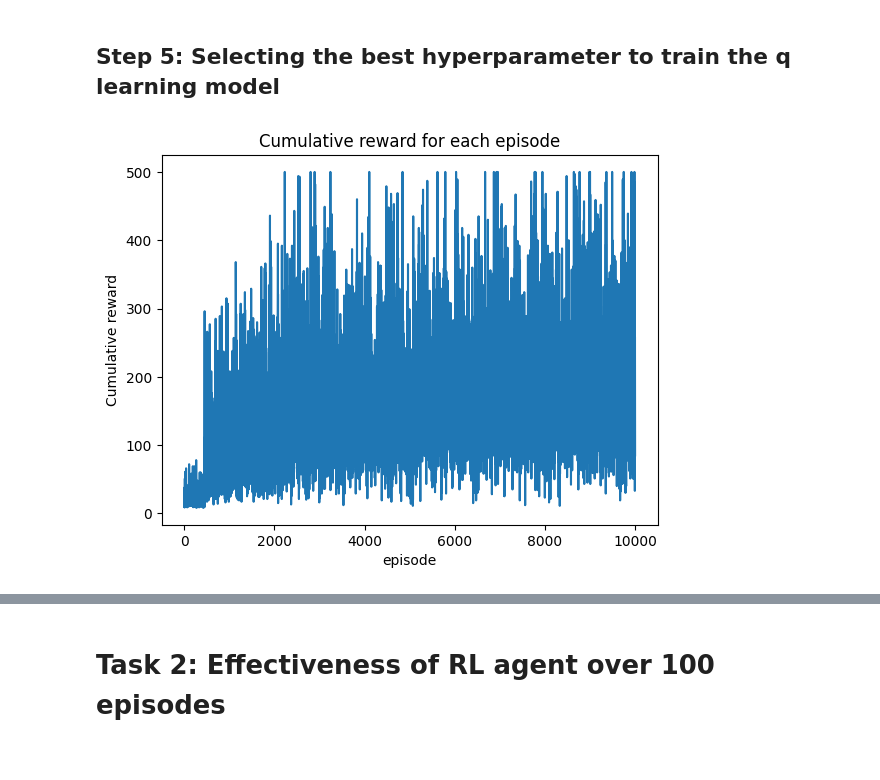
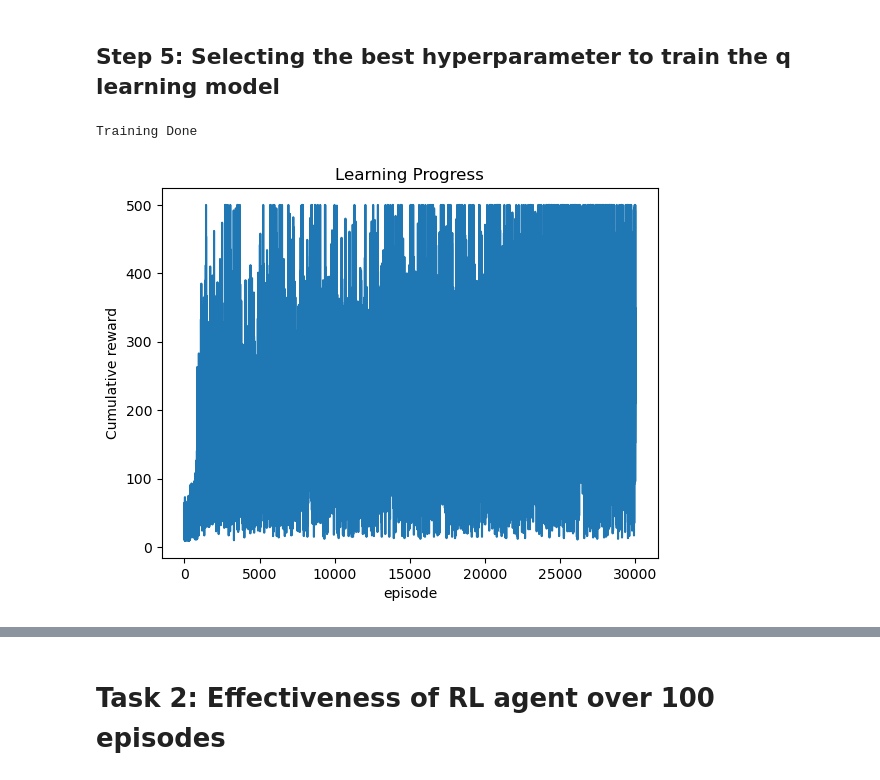
Before and after one commit to JustinL01/SC3000-AI, a Jupyter notebook: assignment1.ipynb, the cells around one changed output, grey strips where cells are left out. Cells and saved outputs as stored; diff of their text form; code cells hidden in the pictures.

```diff
--- a/assignment1.ipynb
+++ b/assignment1.ipynb
@@ -361,11 +406,32 @@ print("Training Done")
+# %%
+# Using the best hyperparameter:
+# gamma = 0.98889, noOfEpisodesForRandom = 375, numberOfBins = 25, epsilon = 0.175, alpha = 0.175
+
+best_hyperparameters = {
+    'gamma': 0.988889,
+    'noOfEpisodesForRandom': 375,
+    'numberOfBins': 25,
+    'epsilon': 0.175,
+    'alpha': 0.175
+}
+
+sampled_hyperparameters = best_hyperparameters
+Qmatrix = np.random.uniform(low=0, high=1, size=(numberOfBins ,numberOfBins,numberOfBins,numberOfBins,actionNumber))
+
+# Run Q-learning with the best hyperparameters over 30000 episodes
+sumOfRewards = simulateEpisodes(30000, True)
+
+print("Training Done")
+# %% [output]
+Training Done
 # %%
-plt.plot(episodes_reward)
-plt.title('Cumulative reward for each episode')
+plt.plot(sumOfRewards)
+plt.title('Learning Progress')
 plt.ylabel('Cumulative reward')
 plt.xlabel('episode')
 plt.show()
 # %% [output]
-[figure, old version]
+[figure, new version]
 # %%
 def agent(observation):
     stateIndex = discretiseState(observation, best_hyperparameters["numberOfBins"])
```
Also changed, not shown: parts of 13 cells of this notebook, 2 other files.
